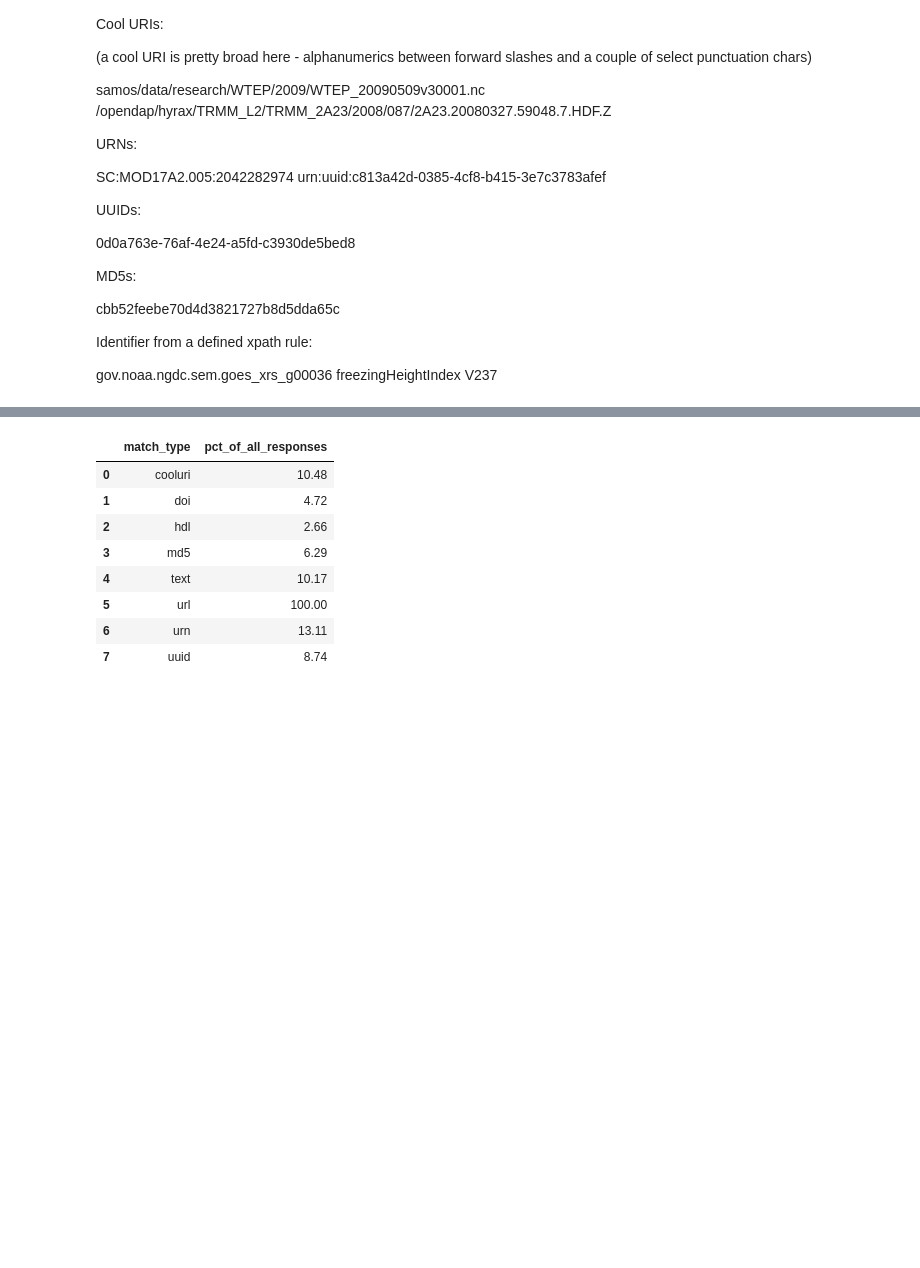
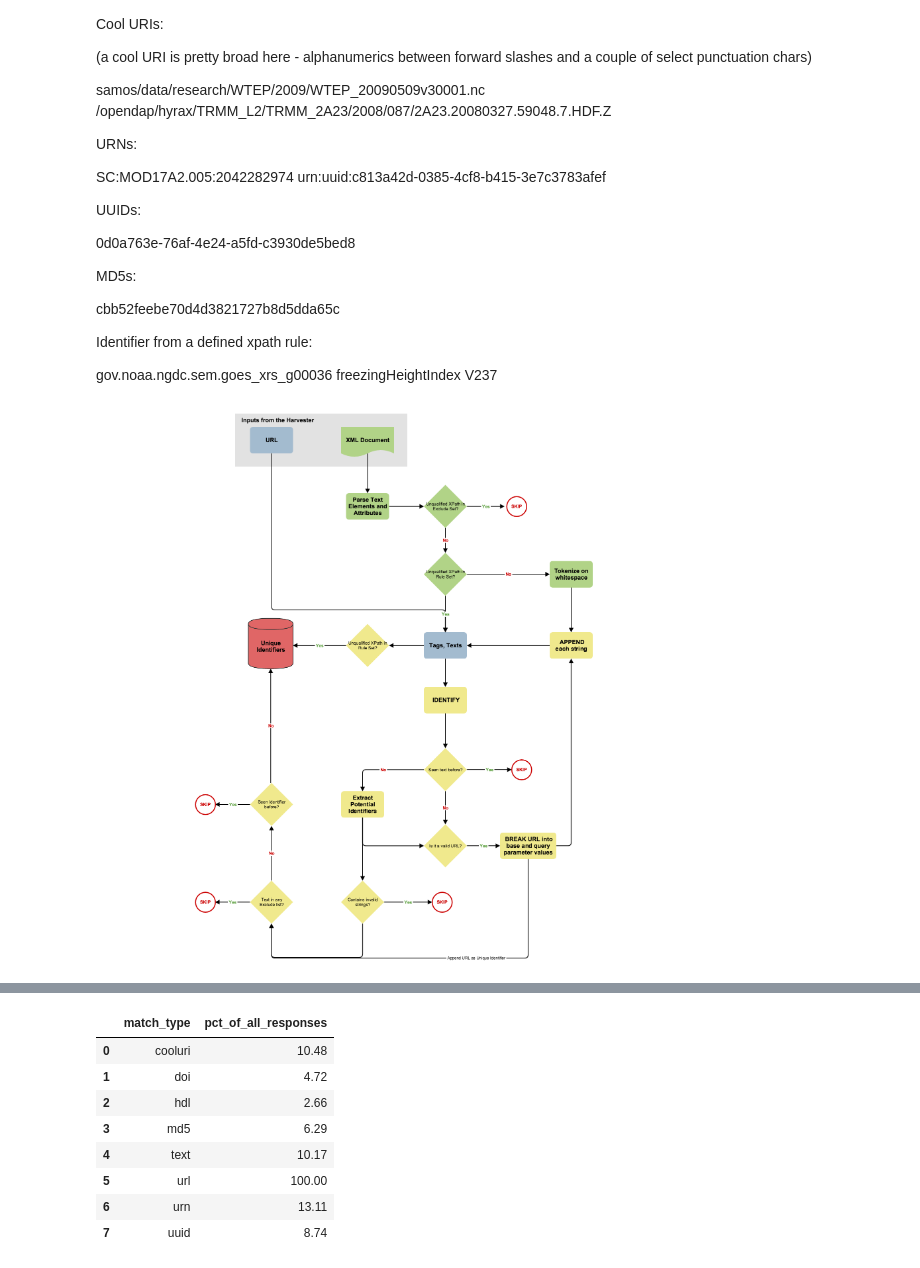
Before and after one commit to b-cube/Response-Identification-Info, a Jupyter notebook: notebooks/Analysis - Identifiers.ipynb, the cells around one changed output, grey strips where cells are left out. Drawn from its saved outputs; the diff is of its cells as text; code cells hidden in the pictures; blank space fills up the shorter version.

```diff
--- a/notebooks/Analysis - Identifiers.ipynb
+++ b/notebooks/Analysis - Identifiers.ipynb
@@ -97,3 +97,8 @@ Identifier from a defined xpath rule:
 gov.noaa.ngdc.sem.goes_xrs_g00036
 freezingHeightIndex
 V237
+# %%
+from IPython.display import Image
+Image(filename='screenshots/unique_identifier_tree.png')
+# %% [output]
+[figure, added]
```
Also changed, not shown: parts of 1 cell of this notebook, 3 other files.
